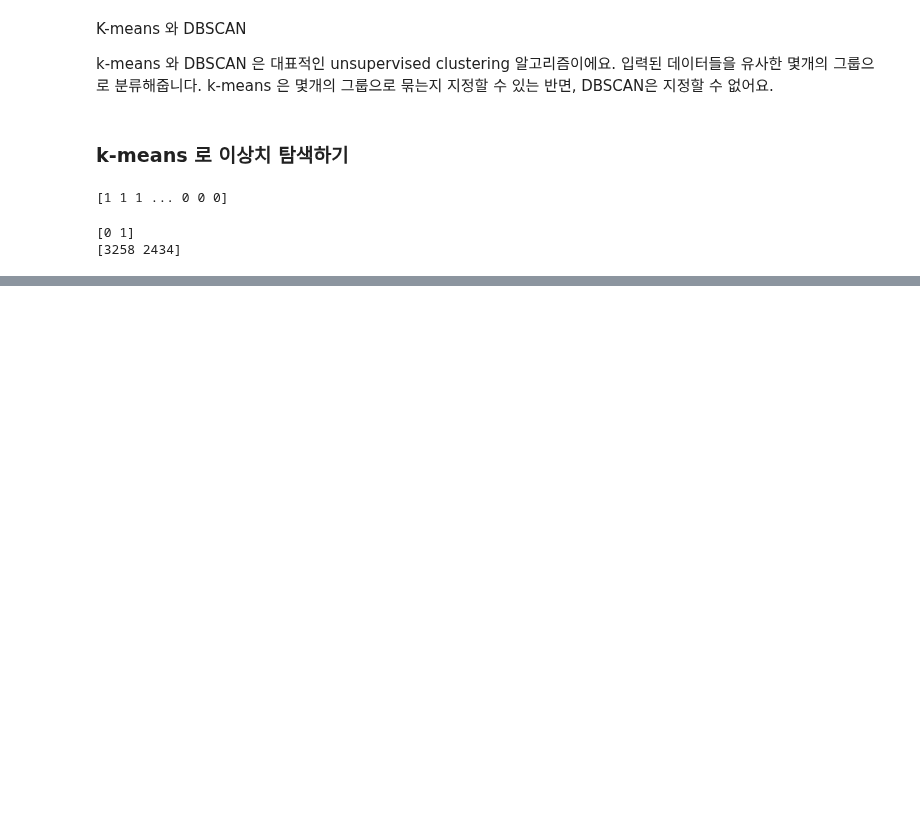
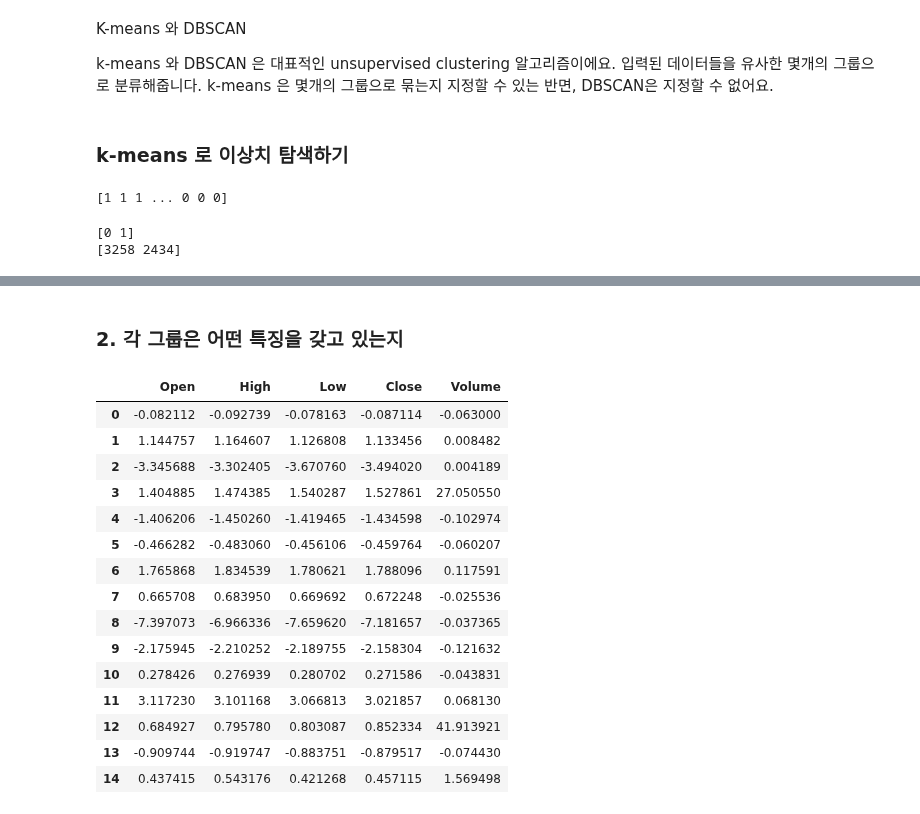
Before and after one commit to JPumpkin645/AIFFEL, a Jupyter notebook: Week_13/Ex_20_practice.ipynb, the cells around one changed output, grey strips where cells are left out. Saved outputs shown, nothing was run; the diff lists cells and outputs as text; code cells hidden in the pictures; blank space fills up the shorter version.

```diff
--- a/Week_13/Ex_20_practice.ipynb
+++ b/Week_13/Ex_20_practice.ipynb
@@ -288,0 +375,22 @@ print(cnt)
+# %% [markdown]
+### 2. 각 그룹은 어떤 특징을 갖고 있는지
+# %%
+# 각 그룹의 중심부는 어떤 값을 가지고 있는지 확인해보겠습니다.
+pd.DataFrame(kmeans.cluster_centers_, columns=['Open','High','Low','Close','Volume'])
+# %% [output]
+|  | Open | High | Low | Close | Volume |
+| 0 | -0.082112 | -0.092739 | -0.078163 | -0.087114 | -0.063000 |
+| 1 | 1.144757 | 1.164607 | 1.126808 | 1.133456 | 0.008482 |
+| 2 | -3.345688 | -3.302405 | -3.670760 | -3.494020 | 0.004189 |
+| 3 | 1.404885 | 1.474385 | 1.540287 | 1.527861 | 27.050550 |
+| 4 | -1.406206 | -1.450260 | -1.419465 | -1.434598 | -0.102974 |
+| 5 | -0.466282 | -0.483060 | -0.456106 | -0.459764 | -0.060207 |
+| 6 | 1.765868 | 1.834539 | 1.780621 | 1.788096 | 0.117591 |
+| 7 | 0.665708 | 0.683950 | 0.669692 | 0.672248 | -0.025536 |
+| 8 | -7.397073 | -6.966336 | -7.659620 | -7.181657 | -0.037365 |
+| 9 | -2.175945 | -2.210252 | -2.189755 | -2.158304 | -0.121632 |
+| 10 | 0.278426 | 0.276939 | 0.280702 | 0.271586 | -0.043831 |
+| 11 | 3.117230 | 3.101168 | 3.066813 | 3.021857 | 0.068130 |
+| 12 | 0.684927 | 0.795780 | 0.803087 | 0.852334 | 41.913921 |
+| 13 | -0.909744 | -0.919747 | -0.883751 | -0.879517 | -0.074430 |
+| 14 | 0.437415 | 0.543176 | 0.421268 | 0.457115 | 1.569498 |
```
Also changed, not shown: parts of 22 cells of this notebook.
